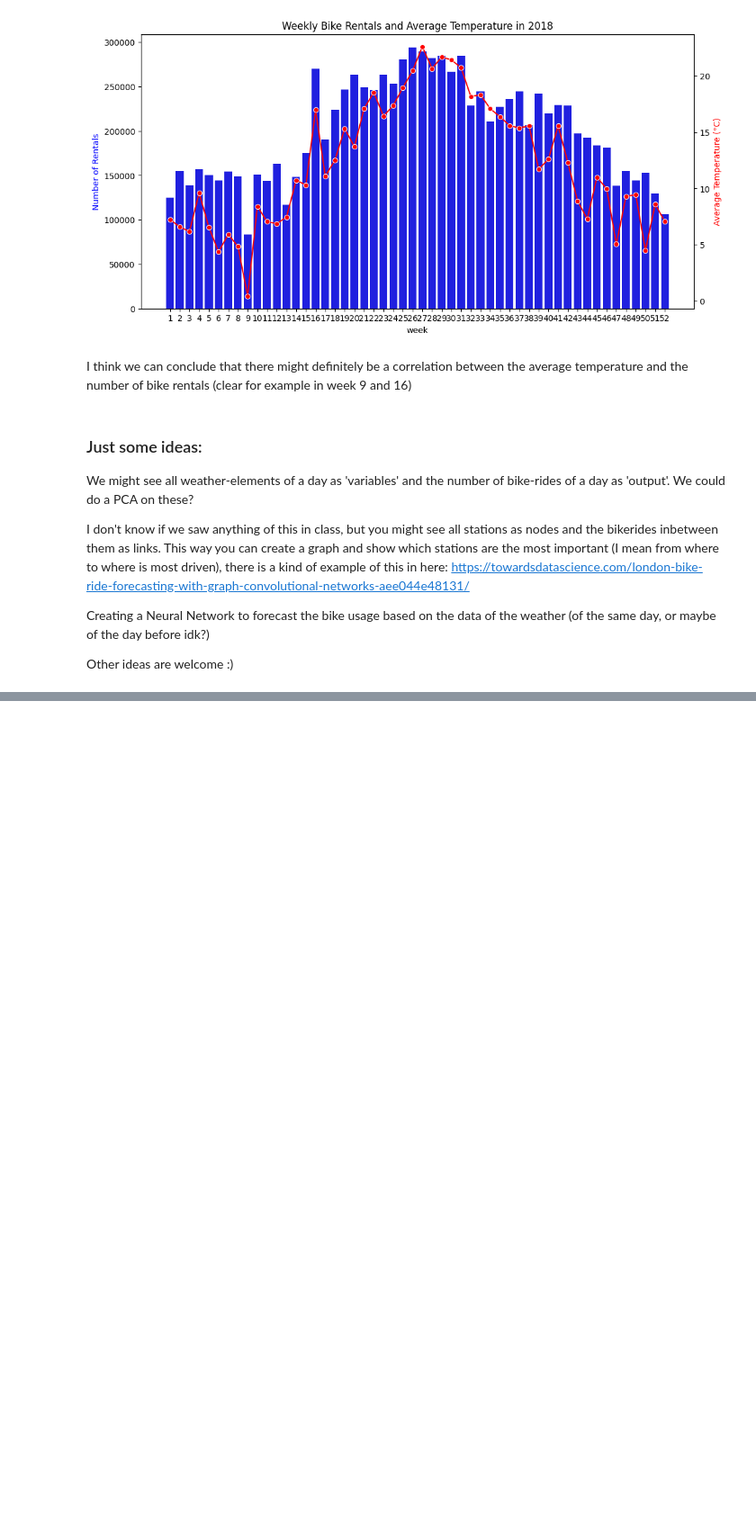
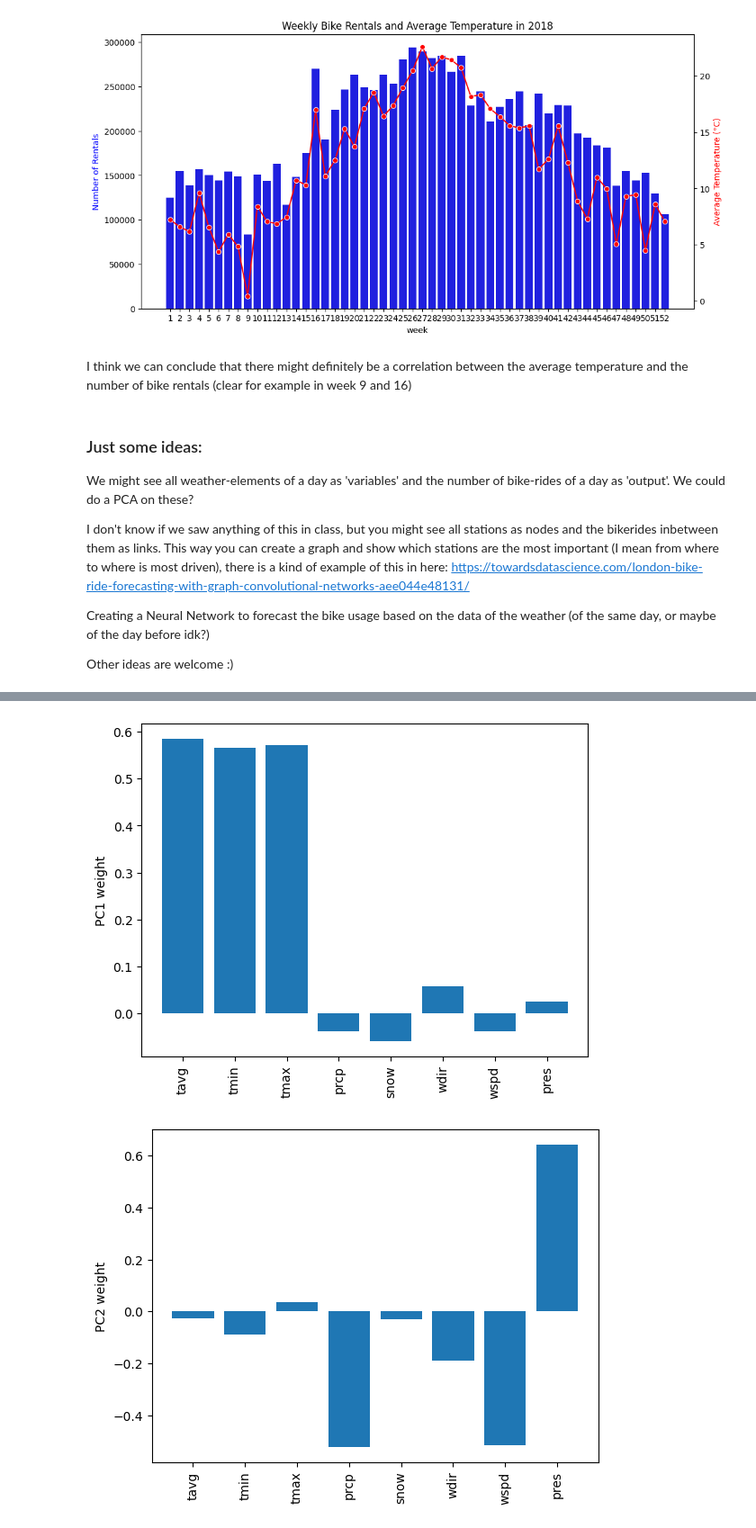
Before and after one commit to LotsAr/DataDrivenProject, a Jupyter notebook: ProjectCode.ipynb, the cells around one changed output, grey strips where cells are left out. Shown at 90% size. Saved outputs shown, nothing was run; the diff lists cells and outputs as text; code cells hidden in the pictures; blank space fills up the shorter version.

```diff
--- a/ProjectCode.ipynb
+++ b/ProjectCode.ipynb
@@ -162,0 +215,18 @@ Other ideas are welcome :)
+# %%
+plt.bar(np.arange(n_features), A[:, 0])
+plt.xticks(np.arange(n_features), weather_features, rotation=90)
+plt.ylabel('PC1 weight')
+plt.show()
+
+plt.bar(np.arange(n_features), A[:, 1])
+plt.xticks(np.arange(n_features), weather_features, rotation=90)
+plt.ylabel('PC2 weight')
+plt.show()
+
+plt.bar(np.arange(n_features), A[:, 2])
+plt.xticks(np.arange(n_features), weather_features, rotation=90)
+plt.ylabel('PC3 weight')
+plt.show()
+# %% [output]
+[figure, added]
+[figure, added]
```
Also changed, not shown: parts of 8 cells of this notebook.
